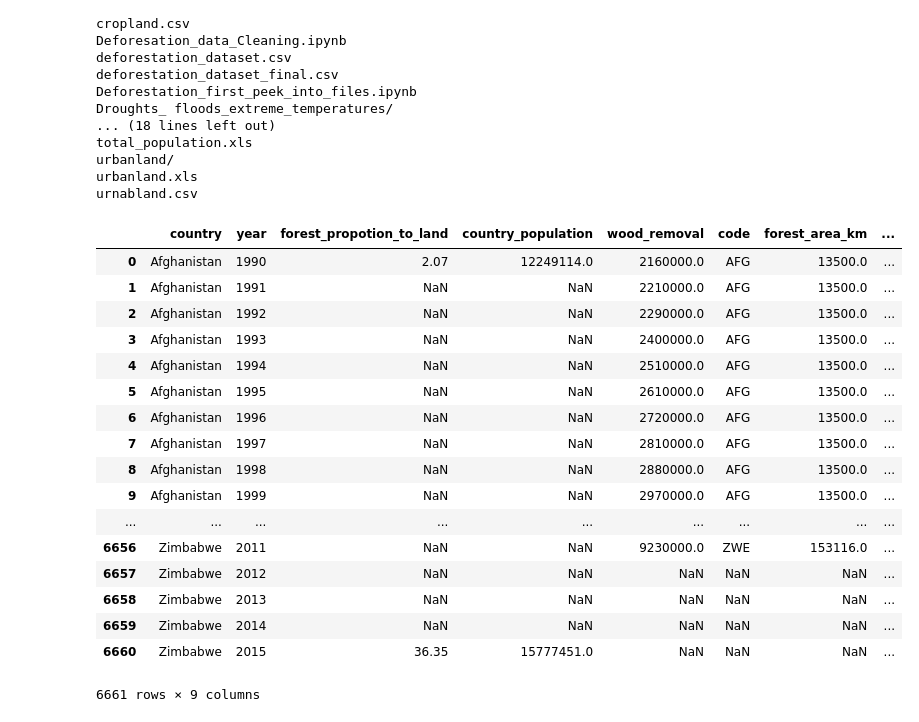
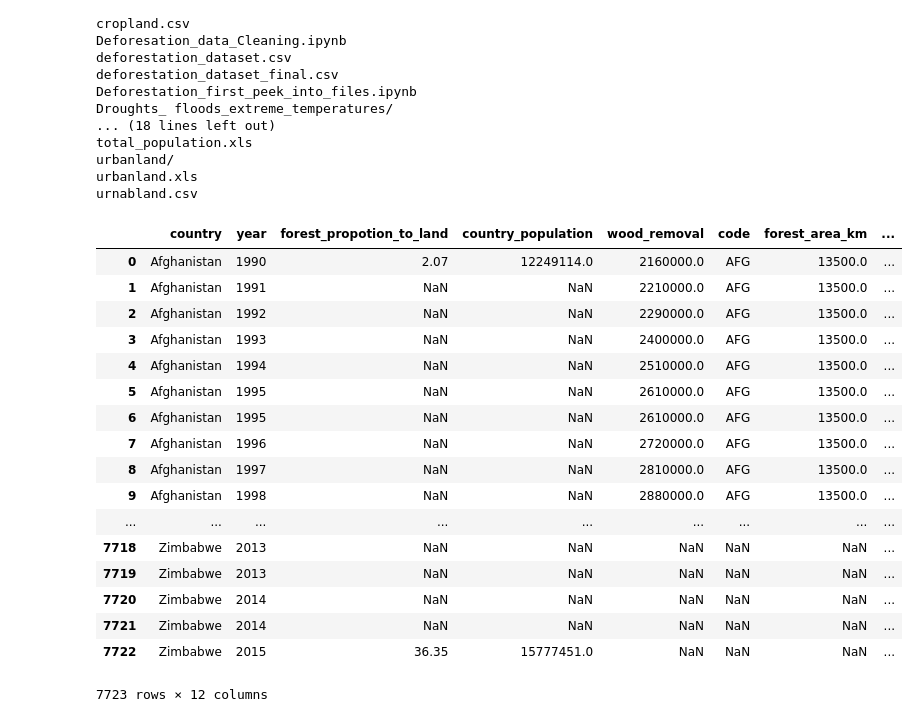
Before and after one commit to deforestation-dashboard/build_deforestationDash_DS1, a Jupyter notebook: Deforesation_data_cleaning_v02.ipynb, the cells around one changed output. Drawn from its saved outputs; the diff is of its cells as text; code cells hidden in the pictures.

Commit message:
update merged dataset - 04/16/19

```diff
--- a/Deforesation_data_cleaning_v02.ipynb
+++ b/Deforesation_data_cleaning_v02.ipynb
@@ -951,30 +951,29 @@ urbanland.xls
 urnabland.csv
 # %%
 import pandas as pd
-df = pd.read_csv("deforestation_dataset_final.csv")
+df = pd.read_csv("deforestation_dataset_final_all_data_merged.csv")
 df=df.drop(columns=['Unnamed: 0','temp_change','code_x','code_y','country_land_area_km_x','forest_area_km_x'])
 df = df.rename(columns={'forest_area_km_y': 'forest_area_km', 'country_land_area_km_y': 'country_land_area_km'})
 df=df.drop_duplicates().reset_index()
 df=df.drop(columns=['index'])
-df.to_csv('deforestation_dataset_final_V3.csv')
-df.columns
+df.to_csv('deforestation_dataset_final_V4.csv')
 df
 # %% [output]
 |  | country | year | forest_propotion_to_land | country_population | wood_removal | code | forest_area_km | ... |
 | 0 | Afghanistan | 1990 | 2.07 | 12249114.0 | 2160000.0 | AFG | 13500.0 | ... |
 | 1 | Afghanistan | 1991 | NaN | NaN | 2210000.0 | AFG | 13500.0 | ... |
 | 2 | Afghanistan | 1992 | NaN | NaN | 2290000.0 | AFG | 13500.0 | ... |
 | 3 | Afghanistan | 1993 | NaN | NaN | 2400000.0 | AFG | 13500.0 | ... |
 | 4 | Afghanistan | 1994 | NaN | NaN | 2510000.0 | AFG | 13500.0 | ... |
 | 5 | Afghanistan | 1995 | NaN | NaN | 2610000.0 | AFG | 13500.0 | ... |
-| 6 | Afghanistan | 1996 | NaN | NaN | 2720000.0 | AFG | 13500.0 | ... |
-| 7 | Afghanistan | 1997 | NaN | NaN | 2810000.0 | AFG | 13500.0 | ... |
-| 8 | Afghanistan | 1998 | NaN | NaN | 2880000.0 | AFG | 13500.0 | ... |
-| 9 | Afghanistan | 1999 | NaN | NaN | 2970000.0 | AFG | 13500.0 | ... |
+| 6 | Afghanistan | 1995 | NaN | NaN | 2610000.0 | AFG | 13500.0 | ... |
+| 7 | Afghanistan | 1996 | NaN | NaN | 2720000.0 | AFG | 13500.0 | ... |
+| 8 | Afghanistan | 1997 | NaN | NaN | 2810000.0 | AFG | 13500.0 | ... |
+| 9 | Afghanistan | 1998 | NaN | NaN | 2880000.0 | AFG | 13500.0 | ... |
 | ... | ... | ... | ... | ... | ... | ... | ... | ... |
-| 6656 | Zimbabwe | 2011 | NaN | NaN | 9230000.0 | ZWE | 153116.0 | ... |
-| 6657 | Zimbabwe | 2012 | NaN | NaN | NaN | NaN | NaN | ... |
-| 6658 | Zimbabwe | 2013 | NaN | NaN | NaN | NaN | NaN | ... |
-| 6659 | Zimbabwe | 2014 | NaN | NaN | NaN | NaN | NaN | ... |
-| 6660 | Zimbabwe | 2015 | 36.35 | 15777451.0 | NaN | NaN | NaN | ... |
+| 7718 | Zimbabwe | 2013 | NaN | NaN | NaN | NaN | NaN | ... |
+| 7719 | Zimbabwe | 2013 | NaN | NaN | NaN | NaN | NaN | ... |
+| 7720 | Zimbabwe | 2014 | NaN | NaN | NaN | NaN | NaN | ... |
+| 7721 | Zimbabwe | 2014 | NaN | NaN | NaN | NaN | NaN | ... |
+| 7722 | Zimbabwe | 2015 | 36.35 | 15777451.0 | NaN | NaN | NaN | ... |
-6661 rows × 9 columns
+7723 rows × 12 columns
```
Also changed, not shown: 1 other file.
